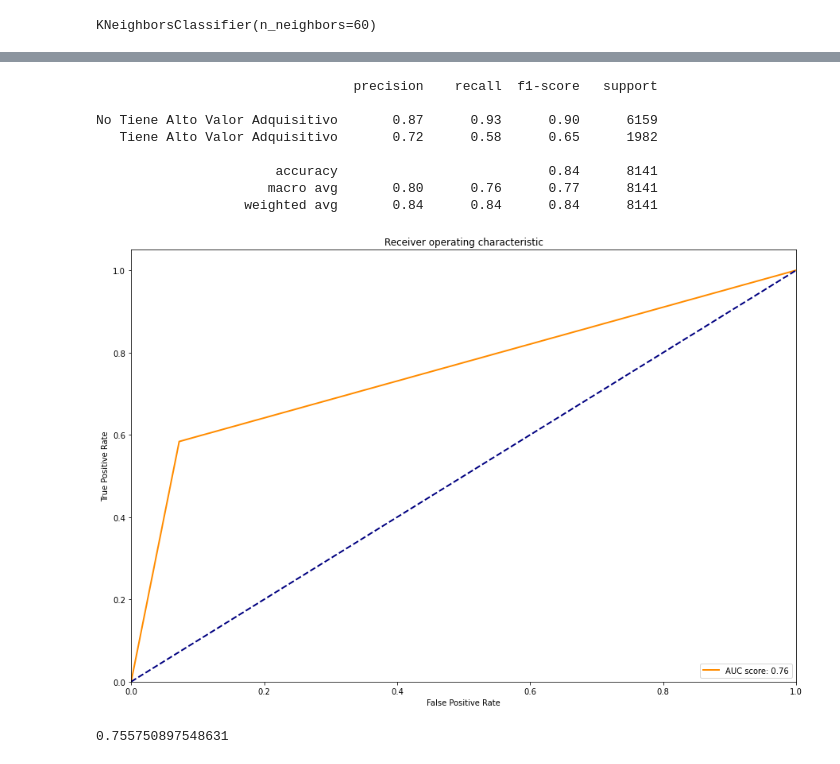
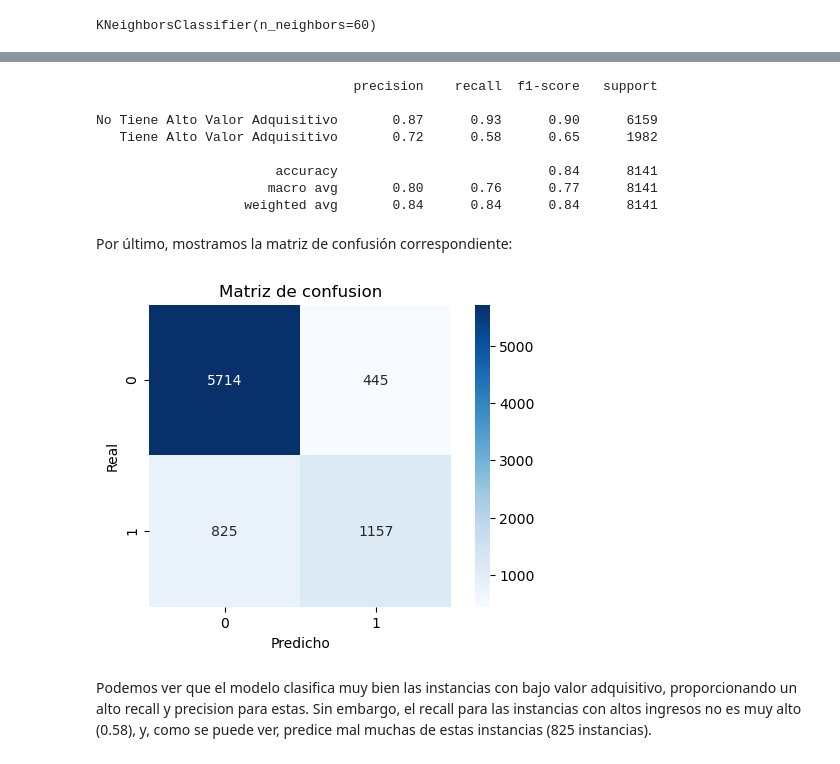
Before and after one commit to MateoCraviotto/Organizacion-de-datos-fiuba-1, a Jupyter notebook: TP2/KNN.ipynb, the cells around one changed output, grey strips where cells are left out. Drawn from its saved outputs; the diff is of its cells as text; code cells hidden in the pictures.

```diff
--- a/TP2/KNN.ipynb
+++ b/TP2/KNN.ipynb
@@ -98,7 +111,5 @@ KNeighborsClassifier(n_neighbors=60)
 # %%
-y_pred = knn.predict(X_test)
 print(classification_report(y_test, y_pred, target_names=['No Tiene Alto Valor Adquisitivo', 'Tiene Alto Valor Adquisitivo']))
-graficar_auc_roc(y_test,y_pred)
 # %% [output]
                                  precision    recall  f1-score   support
 
@@ -108,5 +119,5 @@ No Tiene Alto Valor Adquisitivo       0.87      0.93      0.90      6159
                        accuracy                           0.84      8141
                       macro avg       0.80      0.76      0.77      8141
                    weighted avg       0.84      0.84      0.84      8141
-[figure, removed]
-0.755750897548631
+# %% [markdown]
+Por último, mostramos la matriz de confusión correspondiente:
@@ -112,0 +126,6 @@ No Tiene Alto Valor Adquisitivo       0.87      0.93      0.90      6159
+# %%
+graficar_matriz_confusion(y_test, y_pred)
+# %% [output]
+[figure, added]
+# %% [markdown]
+Podemos ver que el modelo clasifica muy bien las instancias con bajo valor adquisitivo, proporcionando un alto recall y precision para estas. Sin embargo, el recall para las instancias con altos ingresos no es muy alto (0.58), y, como se puede ver, predice mal muchas de estas instancias (825 instancias).
```
Also changed, not shown: parts of 41 cells of this notebook, 1 other file.
